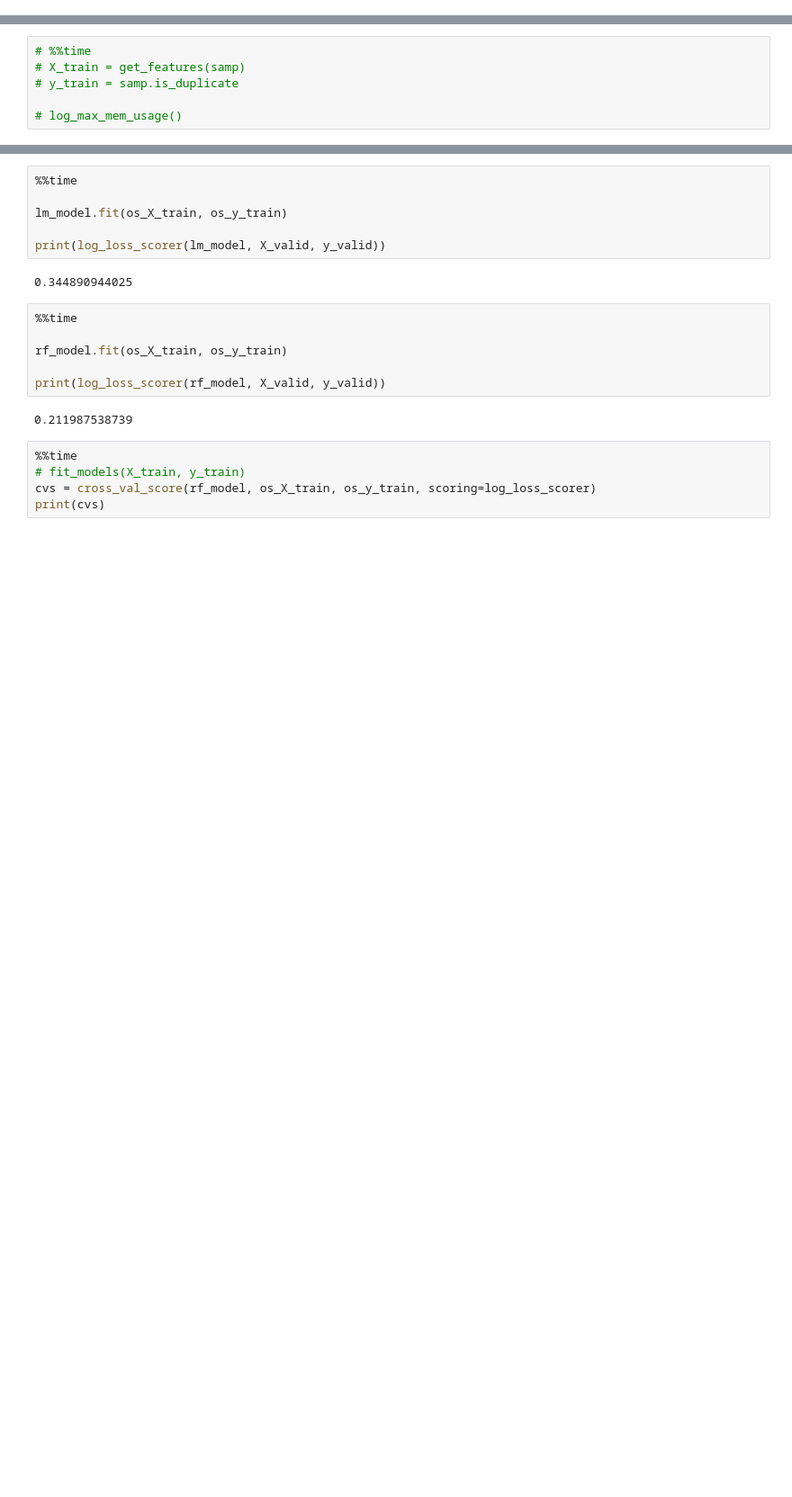
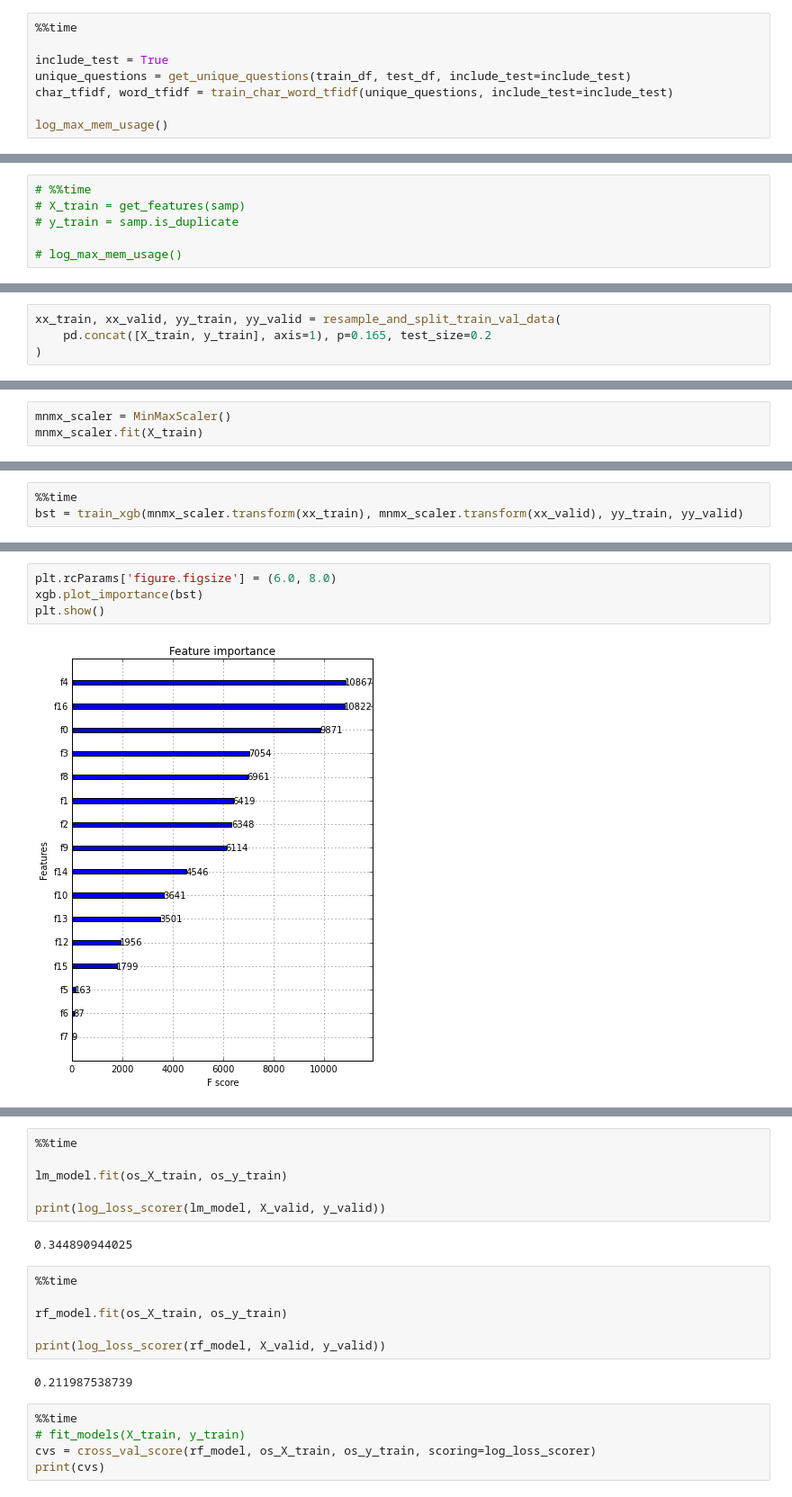
Before and after one commit to avsolatorio/kaggle-quora-question-pairs, a Jupyter notebook: src/Quora Duplicate Predictor.ipynb, the cells around one changed output, grey strips where cells are left out. Shown: that part at 90% size. Cells and saved outputs as stored; diff of their text form; blank space fills up the shorter version.

Commit message:
Add common imports.

```diff
--- a/src/Quora Duplicate Predictor.ipynb
+++ b/src/Quora Duplicate Predictor.ipynb
@@ -180,0 +106,8 @@ Wall time: 55.6 s
+# %%
+%%time
+
+include_test = True
+unique_questions = get_unique_questions(train_df, test_df, include_test=include_test)
+char_tfidf, word_tfidf = train_char_word_tfidf(unique_questions, include_test=include_test)
+
+log_max_mem_usage()
@@ -597,0 +610,4 @@ y_valid.shape
+# %%
+xx_train, xx_valid, yy_train, yy_valid = resample_and_split_train_val_data(
+    pd.concat([X_train, y_train], axis=1), p=0.165, test_size=0.2
+)
@@ -597,0 +618,3 @@ y_valid.shape
+# %%
+mnmx_scaler = MinMaxScaler()
+mnmx_scaler.fit(X_train)
@@ -597,0 +623,3 @@ y_valid.shape
+# %%
+%%time
+bst = train_xgb(mnmx_scaler.transform(xx_train), mnmx_scaler.transform(xx_valid), yy_train, yy_valid)
@@ -597,0 +667,6 @@ y_valid.shape
+# %%
+plt.rcParams['figure.figsize'] = (6.0, 8.0)
+xgb.plot_importance(bst)
+plt.show()
+# %% [output]
+[figure, added]
```
Also changed, not shown: parts of 88 cells of this notebook, 2 other files.
